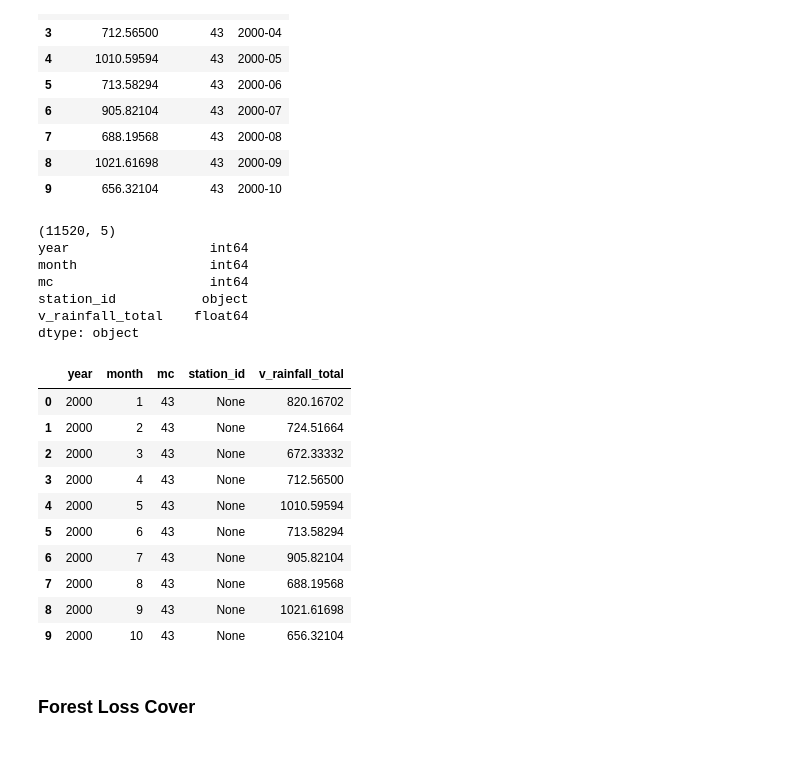
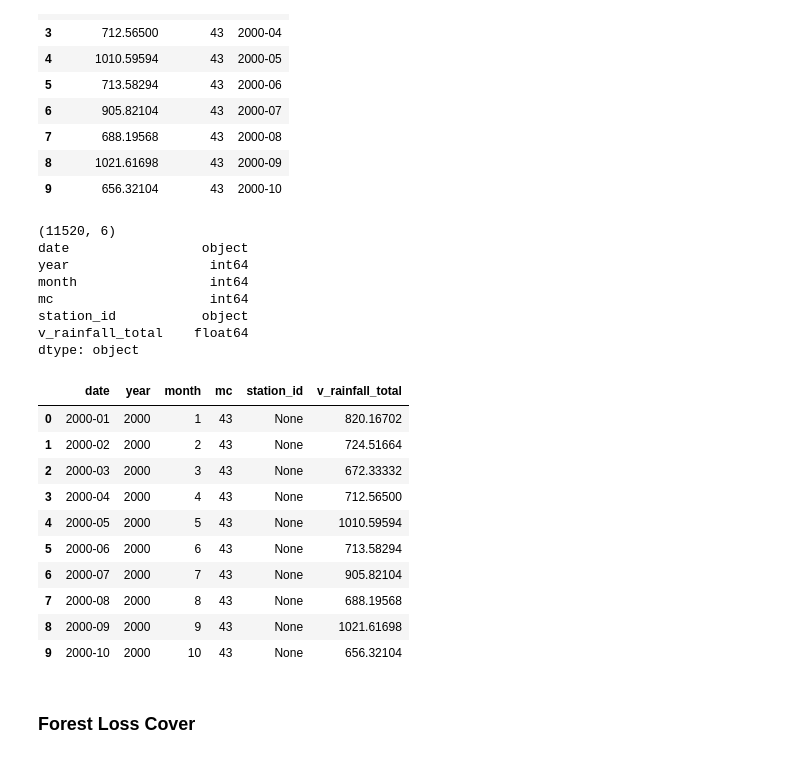
Before and after one commit to dechontaduro/DS4All_2020_Team28_Project, a Jupyter notebook: explore/VariableConsolidate.ipynb, the cells around one changed output. Drawn from its saved outputs; the diff is of its cells as text; code cells hidden in the pictures.

```diff
--- a/explore/VariableConsolidate.ipynb
+++ b/explore/VariableConsolidate.ipynb
@@ -141,40 +142,41 @@ dtype: object
 # %%
 temp_df = rainfall_total[['CUENCA', 'Fecha', 'PTPM_CON_WA']]
 temp_df.columns = ['mc', 'date', 'v_rainfall_total']
 
 temp_df['year'] = temp_df.apply(lambda row: int(str.split(row.date, sep = '-')[0]) , axis = 1)
 temp_df['month'] = temp_df.apply(lambda row: int(str.split(row.date, sep = '-')[1]) , axis = 1)
 
-temp_df.drop(columns = ['date'], axis = 1, inplace = True)
+#temp_df.drop(columns = ['date'], axis = 1, inplace = True)
 
 temp_df['station_id'] = None
 
-temp_df = temp_df[['year', 'month', 'mc', 'station_id', 'v_rainfall_total']]
+temp_df = temp_df[['date', 'year', 'month', 'mc', 'station_id', 'v_rainfall_total']]
 
 rainfall_total = temp_df.copy()
 
 print(rainfall_total.shape)
 print(rainfall_total.dtypes)
 rainfall_total.head(10)
 # %% [output]
-(11520, 5)
+(11520, 6)
+date                 object
 year                  int64
 month                 int64
 mc                    int64
 station_id           object
 v_rainfall_total    float64
 dtype: object
-|  | year | month | mc | station_id | v_rainfall_total |
-| 0 | 2000 | 1 | 43 | None | 820.16702 |
-| 1 | 2000 | 2 | 43 | None | 724.51664 |
-| 2 | 2000 | 3 | 43 | None | 672.33332 |
-| 3 | 2000 | 4 | 43 | None | 712.56500 |
-| 4 | 2000 | 5 | 43 | None | 1010.59594 |
-| 5 | 2000 | 6 | 43 | None | 713.58294 |
-| 6 | 2000 | 7 | 43 | None | 905.82104 |
-| 7 | 2000 | 8 | 43 | None | 688.19568 |
-| 8 | 2000 | 9 | 43 | None | 1021.61698 |
-| 9 | 2000 | 10 | 43 | None | 656.32104 |
+|  | date | year | month | mc | station_id | v_rainfall_total |
+| 0 | 2000-01 | 2000 | 1 | 43 | None | 820.16702 |
+| 1 | 2000-02 | 2000 | 2 | 43 | None | 724.51664 |
+| 2 | 2000-03 | 2000 | 3 | 43 | None | 672.33332 |
+| 3 | 2000-04 | 2000 | 4 | 43 | None | 712.56500 |
+| 4 | 2000-05 | 2000 | 5 | 43 | None | 1010.59594 |
+| 5 | 2000-06 | 2000 | 6 | 43 | None | 713.58294 |
+| 6 | 2000-07 | 2000 | 7 | 43 | None | 905.82104 |
+| 7 | 2000-08 | 2000 | 8 | 43 | None | 688.19568 |
+| 8 | 2000-09 | 2000 | 9 | 43 | None | 1021.61698 |
+| 9 | 2000-10 | 2000 | 10 | 43 | None | 656.32104 |
 # %% [markdown]
 ### Forest Loss Cover
 # %%
```
Also changed, not shown: parts of 5 cells of this notebook, 3 other files.
